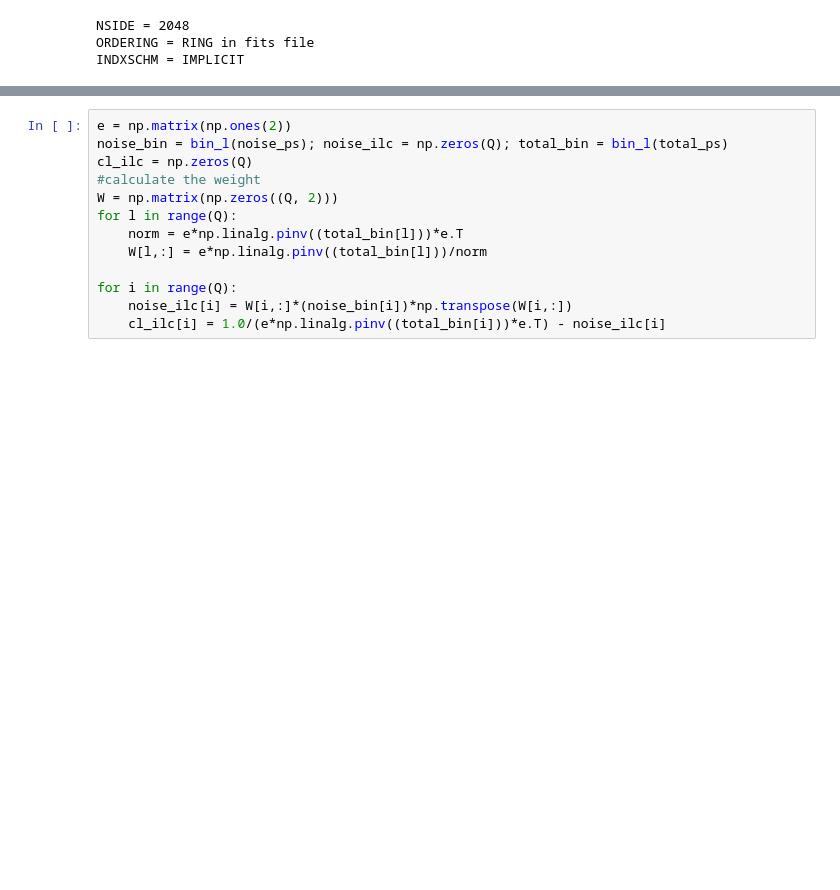
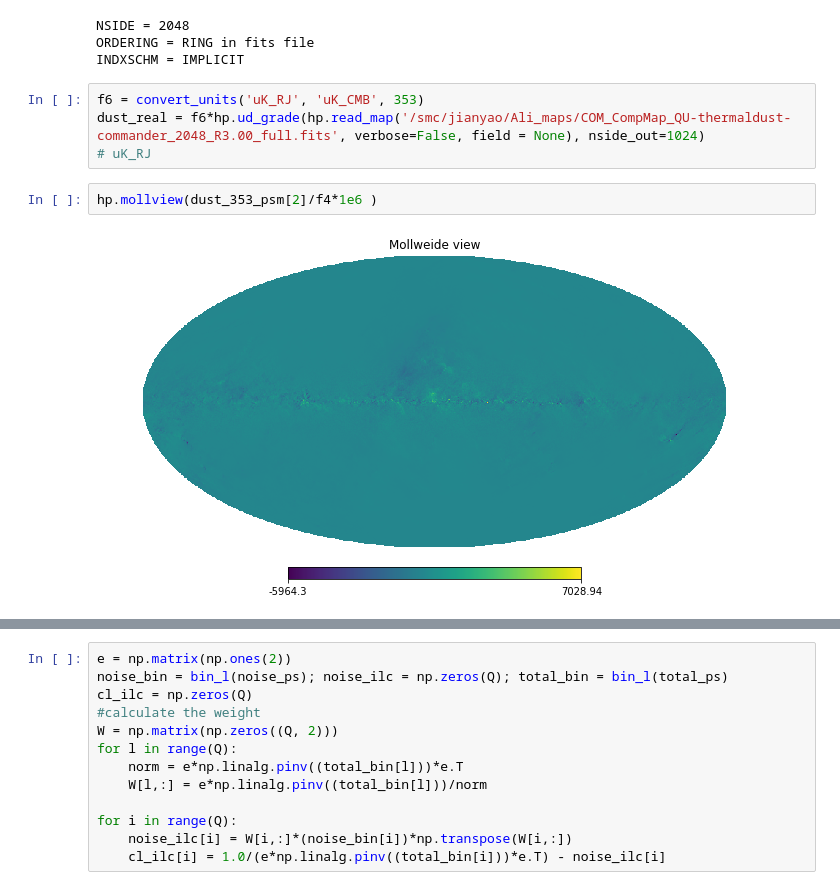
Before and after one commit to yaojian95/Ali_foreground, a Jupyter notebook: codes/Foregrounds.ipynb, the cells around one changed output, grey strips where cells are left out. Cells and saved outputs as stored; diff of their text form; blank space fills up the shorter version.

```diff
--- a/codes/Foregrounds.ipynb
+++ b/codes/Foregrounds.ipynb
@@ -260,3 +260,11 @@ noise_353 = hp.ud_grade(hp.read_map('/smc/jianyao/Ali_maps/ffp10_noise_353_psb_f
 NSIDE = 2048
 ORDERING = RING in fits file
 INDXSCHM = IMPLICIT
+# %%
+f6 = convert_units('uK_RJ', 'uK_CMB', 353)
+dust_real = f6*hp.ud_grade(hp.read_map('/smc/jianyao/Ali_maps/COM_CompMap_QU-thermaldust-commander_2048_R3.00_full.fits', verbose=False, field = None), nside_out=1024)
+# uK_RJ
+# %%
+hp.mollview(dust_353_psm[2]/f4*1e6 )
+# %% [output]
+[figure, added]
```
Also changed, not shown: parts of 23 cells of this notebook, 7 other files.
